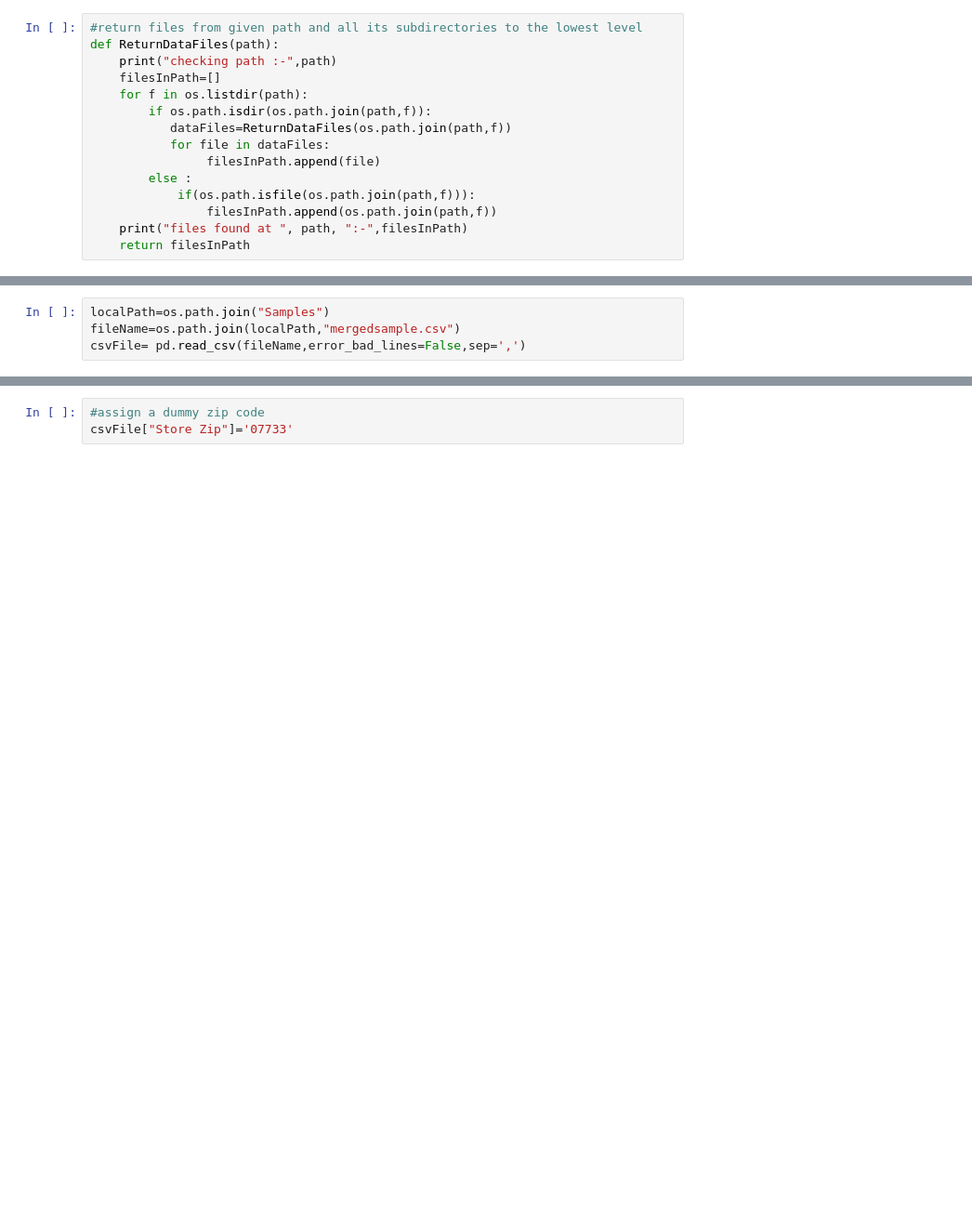
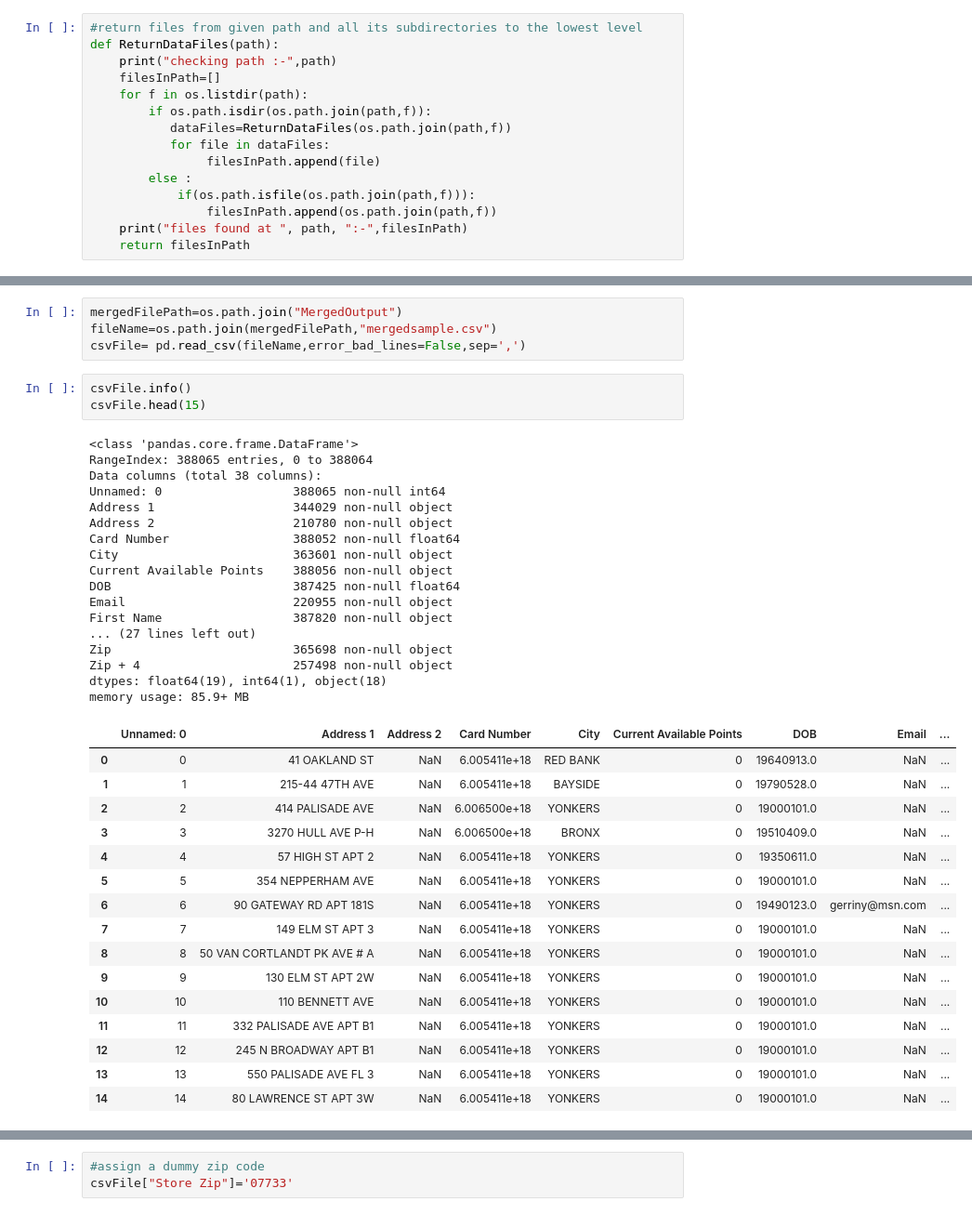
Before and after one commit to anshulee/MLExperiments, a Jupyter notebook: DataAnalysis-Final.ipynb, the cells around one changed output, grey strips where cells are left out. Shown at 93% size. Drawn from its saved outputs; the diff is of its cells as text; blank space fills up the shorter version.

```diff
--- a/DataAnalysis-Final.ipynb
+++ b/DataAnalysis-Final.ipynb
@@ -110,4 +178,41 @@ reading  Samples\M_201802_521.csv
 # %%
-localPath=os.path.join("Samples")
-fileName=os.path.join(localPath,"mergedsample.csv")
+mergedFilePath=os.path.join("MergedOutput")
+fileName=os.path.join(mergedFilePath,"mergedsample.csv")
 csvFile= pd.read_csv(fileName,error_bad_lines=False,sep=',')
+# %%
+csvFile.info()
+csvFile.head(15)
+# %% [output]
+<class 'pandas.core.frame.DataFrame'>
+RangeIndex: 388065 entries, 0 to 388064
+Data columns (total 38 columns):
+Unnamed: 0                  388065 non-null int64
+Address 1                   344029 non-null object
+Address 2                   210780 non-null object
+Card Number                 388052 non-null float64
+City                        363601 non-null object
+Current Available Points    388056 non-null object
+DOB                         387425 non-null float64
+Email                       220955 non-null object
+First Name                  387820 non-null object
+... (27 lines left out)
+Zip                         365698 non-null object
+Zip + 4                     257498 non-null object
+dtypes: float64(19), int64(1), object(18)
+memory usage: 85.9+ MB
+|  | Unnamed: 0 | Address 1 | Address 2 | Card Number | City | Current Available Points | DOB | Email | ... |
+| 0 | 0 | 41 OAKLAND ST | NaN | 6.005411e+18 | RED BANK | 0 | 19640913.0 | NaN | ... |
+| 1 | 1 | 215-44 47TH AVE | NaN | 6.005411e+18 | BAYSIDE | 0 | 19790528.0 | NaN | ... |
+| 2 | 2 | 414 PALISADE AVE | NaN | 6.006500e+18 | YONKERS | 0 | 19000101.0 | NaN | ... |
+| 3 | 3 | 3270 HULL AVE P-H | NaN | 6.006500e+18 | BRONX | 0 | 19510409.0 | NaN | ... |
+| 4 | 4 | 57 HIGH ST APT 2 | NaN | 6.005411e+18 | YONKERS | 0 | 19350611.0 | NaN | ... |
+| 5 | 5 | 354 NEPPERHAM AVE | NaN | 6.005411e+18 | YONKERS | 0 | 19000101.0 | NaN | ... |
+| 6 | 6 | 90 GATEWAY RD APT 181S | NaN | 6.005411e+18 | YONKERS | 0 | 19490123.0 | gerriny@msn.com | ... |
+| 7 | 7 | 149 ELM ST APT 3 | NaN | 6.005411e+18 | YONKERS | 0 | 19000101.0 | NaN | ... |
+| 8 | 8 | 50 VAN CORTLANDT PK AVE # A | NaN | 6.005411e+18 | YONKERS | 0 | 19000101.0 | NaN | ... |
+| 9 | 9 | 130 ELM ST APT 2W | NaN | 6.005411e+18 | YONKERS | 0 | 19000101.0 | NaN | ... |
+| 10 | 10 | 110 BENNETT AVE | NaN | 6.005411e+18 | YONKERS | 0 | 19000101.0 | NaN | ... |
+| 11 | 11 | 332 PALISADE AVE APT B1 | NaN | 6.005411e+18 | YONKERS | 0 | 19000101.0 | NaN | ... |
+| 12 | 12 | 245 N BROADWAY APT B1 | NaN | 6.005411e+18 | YONKERS | 0 | 19000101.0 | NaN | ... |
+| 13 | 13 | 550 PALISADE AVE FL 3 | NaN | 6.005411e+18 | YONKERS | 0 | 19000101.0 | NaN | ... |
+| 14 | 14 | 80 LAWRENCE ST APT 3W | NaN | 6.005411e+18 | YONKERS | 0 | 19000101.0 | NaN | ... |
```
Also changed, not shown: parts of 22 cells of this notebook.
